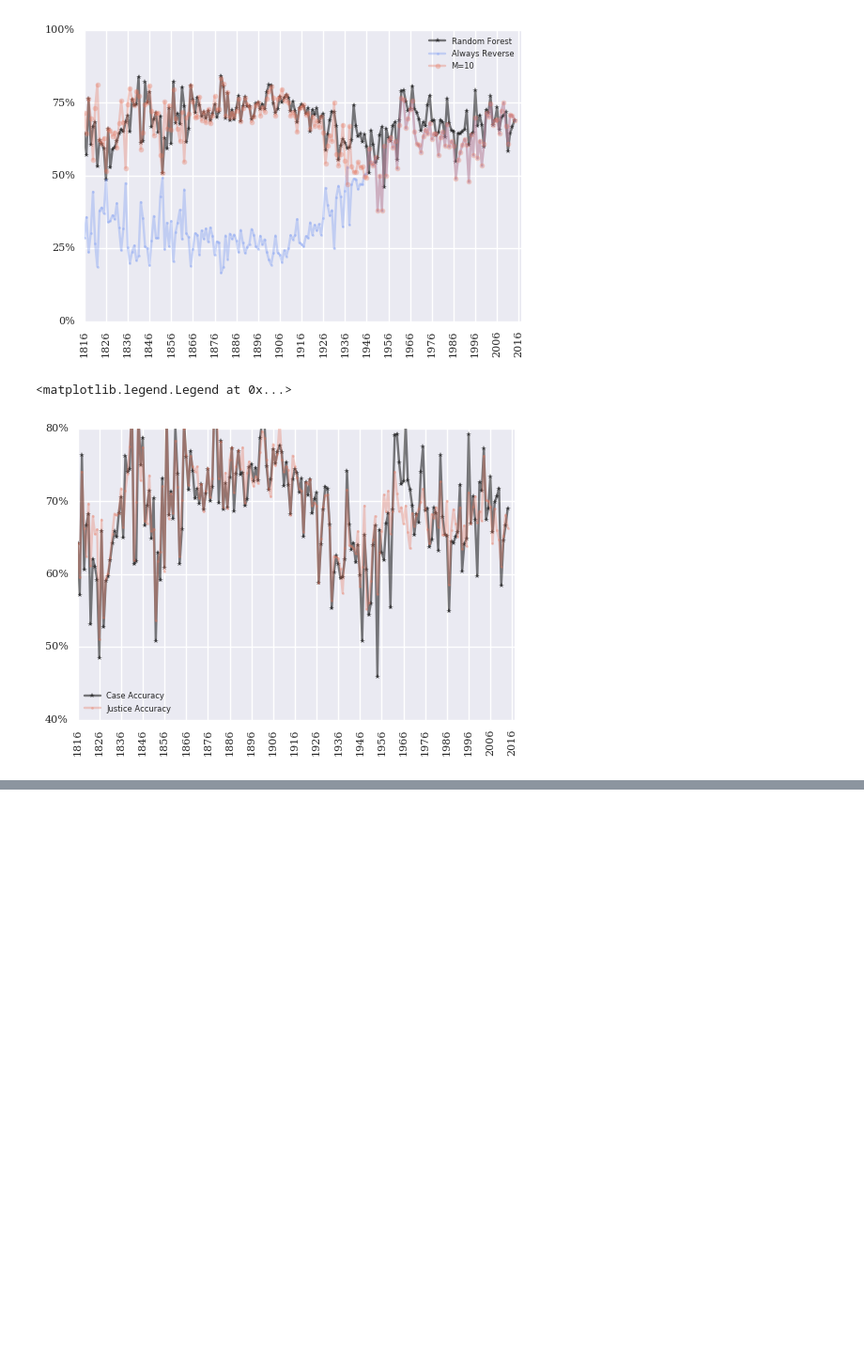
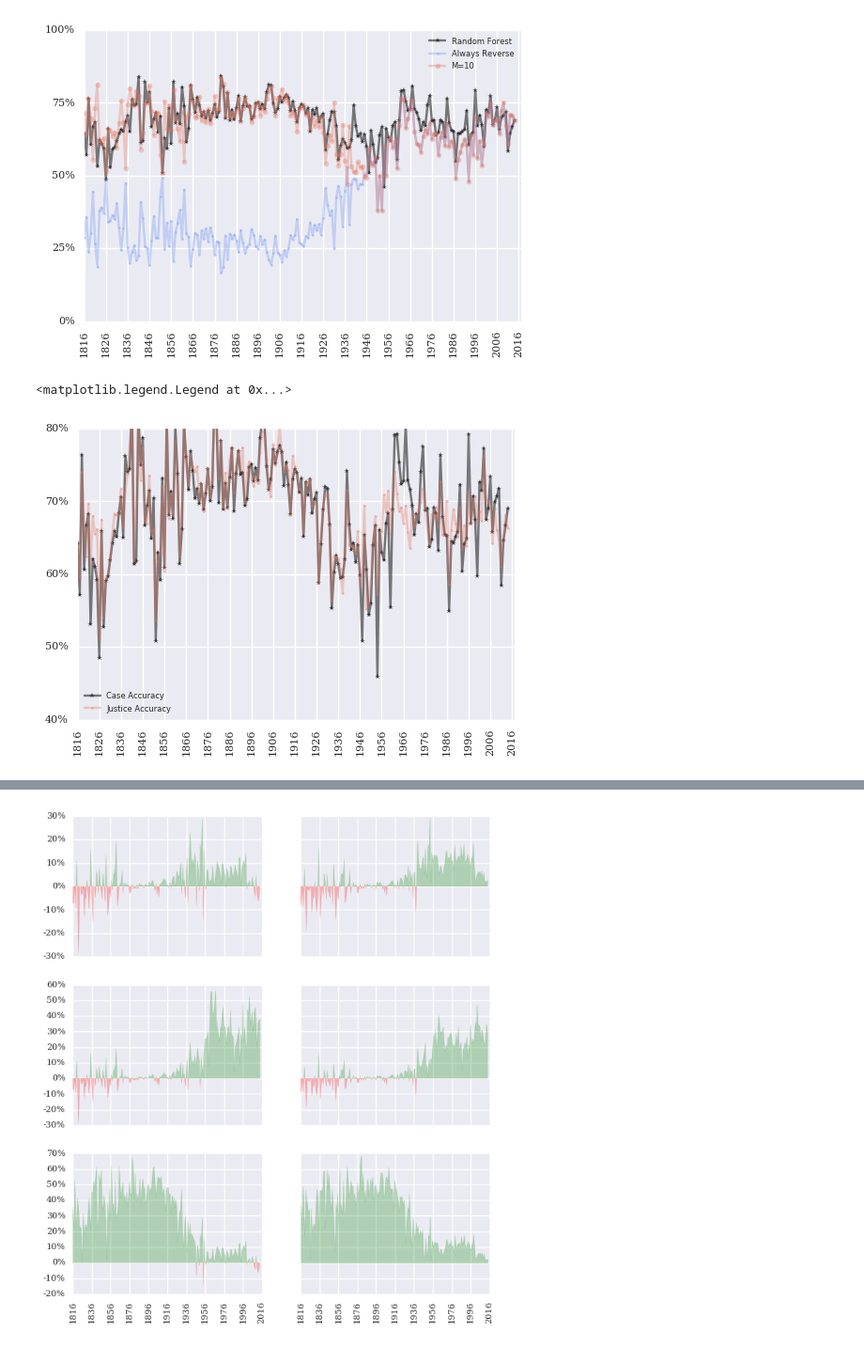
Before and after one commit to mjbommar/scotus-predict-v2, a Jupyter notebook: src/publication_figures.ipynb, the cells around one changed output, grey strips where cells are left out. Shown at 94% size. Drawn from its saved outputs; the diff is of its cells as text; code cells hidden in the pictures; blank space fills up the shorter version.

```diff
--- a/src/publication_figures.ipynb
+++ b/src/publication_figures.ipynb
@@ -652,0 +690,97 @@ plt.savefig("../figures/reverse_accuracy_rf_ts.svg")
+# %%
+# Setup grid
+f, ax = plt.subplots(3, 2, figsize=(7,8))
+
+# Setup axes
+term_labels = numpy.arange(min_term, max_term+3, 20)
+
+# Plot justice M=10
+row_1_labels = [-.3, -.2, -.1, 0, .1, .2, .3]
+case_spread_against_m10 = case_accuracy_reverse_rf_ts - case_accuracy_reverse_most_frequent_10_ts
+ax[0, 0].fill_between(case_spread_against_m10.index, 0, case_spread_against_m10,
+                      where=(case_spread_against_m10 >= 0), alpha=0.25, color="green", interpolate=True)
+ax[0, 0].fill_between(case_spread_against_m10.index, 0, case_spread_against_m10,
+                      where=(case_spread_against_m10 < 0), alpha=0.25, color="red", interpolate=True)
+ax[0, 0].set_xlim(min_term, max_term+3)
+ax[0, 0].set_xticks(term_labels)
+ax[0, 0].set_xticklabels([])
+ax[0, 0].set_ylim(-0.3, 0.3)
+ax[0, 0].set_yticks(row_1_labels)
+ax[0, 0].set_yticklabels(map(lambda x: "{0}%".format(int(100 * x)), row_1_labels), fontdict=plos_one_fontdict)
+
+# Plot justice M=10
+justice_spread_against_m10 = justice_accuracy_reverse_rf - justice_accuracy_reverse_most_frequent_10
+ax[0, 1].fill_between(justice_spread_against_m10.index, 0, justice_spread_against_m10,
+                      where=(justice_spread_against_m10 >= 0), alpha=0.25, color="green", interpolate=True)
+ax[0, 1].fill_between(justice_spread_against_m10.index, 0, justice_spread_against_m10,
+                      where=(justice_spread_against_m10 < 0), alpha=0.25, color="red", interpolate=True)
+ax[0, 1].set_xlim(min_term, max_term+3)
+ax[0, 1].set_xticks(term_labels)
+ax[0, 1].set_xticklabels([])
+ax[0, 1].set_ylim(-0.3, 0.3)
+ax[0, 1].set_yticks(row_1_labels)
+ax[0, 1].set_yticklabels([])
+
+
+# Plot justice M=infinite
+row_2_labels = [-.3, -.2, -.1, 0, .1, .2, .3, .4, .5, .6]
+case_spread_against_minf = case_accuracy_reverse_rf_ts - case_accuracy_reverse_most_frequent_infinite_ts
+ax[1, 0].fill_between(case_spread_against_minf.index, 0, case_spread_against_minf,
+                      where=(case_spread_against_minf >= 0), alpha=0.25, color="green", interpolate=True)
+ax[1, 0].fill_between(case_spread_against_minf.index, 0, case_spread_against_minf,
+                      where=(case_spread_against_minf < 0), alpha=0.25, color="red", interpolate=True)
+ax[1, 0].set_xlim(min_term, max_term+3)
+ax[1, 0].set_xticks(term_labels)
+ax[1, 0].set_xticklabels([])
+ax[1, 0].set_ylim(-0.3, 0.6)
+ax[1, 0].set_yticks(row_2_labels)
+ax[1, 0].set_yticklabels(map(lambda x: "{0}%".format(int(100 * x)), row_2_labels), fontdict=plos_one_fontdict)
+
+
+# Plot justice M=infinite
+justice_spread_against_minf = justice_accuracy_reverse_rf - justice_accuracy_reverse_most_frequent_infinite
+ax[1, 1].fill_between(justice_spread_against_minf.index, 0, justice_spread_against_minf,
+                      where=(justice_spread_against_minf >= 0), alpha=0.25, color="green", interpolate=True)
+ax[1, 1].fill_between(justice_spread_against_minf.index, 0, justice_spread_against_minf,
+                      where=(justice_spread_against_minf < 0), alpha=0.25, color="red", interpolate=True)
+ax[1, 1].set_xlim(min_term, max_term+3)
+ax[1, 1].set_xticks(term_labels)
+ax[1, 1].set_xticklabels([])
+ax[1, 1].set_ylim(-0.3, 0.6)
+ax[1, 1].set_yticks(row_2_labels)
+ax[1, 1].set_yticklabels([])
+
+
+# Plot justice always reverse
+row_3_labels = [-.2, -.1, 0, .1, .2, .3, .4, .5, .6, .7]
+case_spread_against_ar = case_accuracy_reverse_rf_ts - case_accuracy_reverse_always_reverse_ts
+ax[2, 0].fill_between(case_spread_against_ar.index, 0, case_spread_against_ar,
+                      where=(case_spread_against_ar >= 0), alpha=0.25, color="green", interpolate=True)
+ax[2, 0].fill_between(case_spread_against_ar.index, 0, case_spread_against_ar,
+                      where=(case_spread_against_ar < 0), alpha=0.25, color="red", interpolate=True)
+ax[2, 0].set_xlim(min_term, max_term+3)
+ax[2, 0].set_xticks(term_labels)
+ax[2, 0].set_xticklabels(map(str, term_labels), fontdict=plos_one_fontdict, rotation=90)
+ax[2, 0].set_ylim(-0.2, 0.7)
+ax[2, 0].set_yticks(row_3_labels)
+ax[2, 0].set_yticklabels(map(lambda x: "{0}%".format(int(100 * x)), row_3_labels), fontdict=plos_one_fontdict)
+
+# Plot justice always reverse
+justice_spread_against_ar = justice_accuracy_reverse_rf - justice_accuracy_reverse_always_reverse
+ax[2, 1].fill_between(justice_spread_against_ar.index, 0, justice_spread_against_ar,
+                      where=(justice_spread_against_ar >= 0), alpha=0.25, color="green", interpolate=True)
+ax[2, 1].fill_between(justice_spread_against_ar.index, 0, justice_spread_against_ar,
+                      where=(justice_spread_against_ar < 0), alpha=0.25, color="red", interpolate=True)
+ax[2, 1].set_xlim(min_term, max_term+3)
+ax[2, 1].set_xticks(term_labels)
+ax[2, 1].set_xticklabels(map(str, term_labels), fontdict=plos_one_fontdict, rotation=90)
+ax[2, 1].set_ylim(-0.2, 0.7)
+ax[2, 1].set_yticks(row_3_labels)
+ax[2, 1].set_yticklabels([])
+
+# Save as PNG, PDF, and SVG
+plt.savefig("../figures/baseline_accuracy_compari.png", dpi=400)
+plt.savefig("../figures/cumulative_terms_won_lost.tif", dpi=400)
+plt.savefig("../figures/cumulative_terms_won_lost.pdf", dpi=400)
+plt.savefig("../figures/cumulative_terms_won_lost.svg")
+# %% [output]
@@ -652,0 +788 @@ plt.savefig("../figures/reverse_accuracy_rf_ts.svg")
+[figure, added]
```
Also changed, not shown: parts of 8 cells of this notebook, 25 other files.
